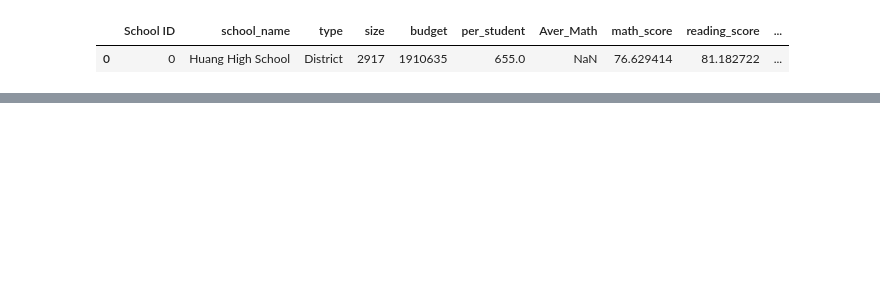
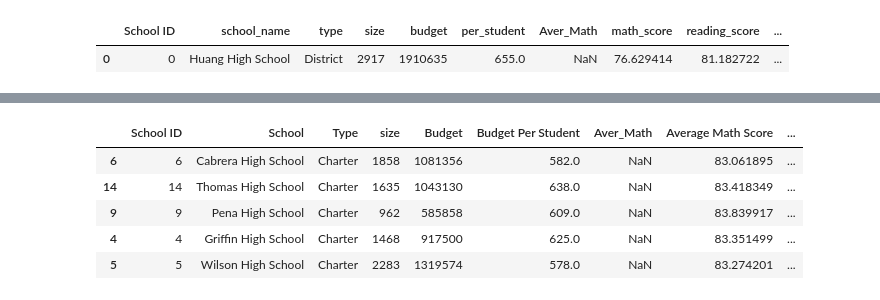
Before and after one commit to JonesInformatics/pandas-challenge, a Jupyter notebook: PyCitySchools/main.ipynb, the cells around one changed output, grey strips where cells are left out. Saved outputs shown, nothing was run; the diff lists cells and outputs as text; code cells hidden in the pictures; blank space fills up the shorter version.

```diff
--- a/PyCitySchools/main.ipynb
+++ b/PyCitySchools/main.ipynb
@@ -478,3 +415,9 @@ updated_with_reading_count.head()
 | 2 | 2 | Shelton High School | Charter | 1761 | 1056600 | 600.0 | NaN | 83.359455 | 83.725724 | ... |
 | 3 | 3 | Hernandez High School | District | 4635 | 3022020 | 652.0 | NaN | 77.289752 | 80.934412 | ... |
 | 4 | 4 | Griffin High School | Charter | 1468 | 917500 | 625.0 | NaN | 83.351499 | 83.816757 | ... |
+# %%
+# perform calculation to find % of student who passed reading
+
+updated_with_reading_count['% passing reading'] = updated_with_reading_count['pass reading count']/updated_with_reading_count["size"]
+
+updated_with_reading_count.head(1)
@@ -481,6 +427,7 @@ updated_with_reading_count.head()
 # %%
-updated_with_reading_count['% passing reading'] = updated_with_reading_count['pass math count']/updated_with_reading_count["size"]
+# same as above for passing math
 
+updated_with_reading_count["% passing math"] = updated_with_reading_count["pass math count"] / updated_with_reading_count['size']
 updated_with_reading_count.head(1)
 # %% [output]
 |  | School ID | school_name | type | size | budget | per_student | Aver_Math | math_score | reading_score | ... |
@@ -508,8 +441,8 @@ updated_with_reading_count
 # %%
-# RENAME COLUMNS AND CLEAN UP DF
+# Rename columns and clean up the DF
 
 District_DF = updated_with_reading_count
 ''
-District_DF.rename(columns={'school_name': 'School','type': 'Type', 'budget':'Budget','per_student': 'Budget Per Student', 'math_score': "Average Math Score",
+District_DF = District_DF.rename(columns={'school_name': 'School','type': 'Type', 'budget':'Budget','per_student': 'Budget Per Student', 'math_score': "Average Math Score",
 
                            'reading_score': "Average Reading Score"})
@@ -532,0 +449,5 @@ District_DF.rename(columns={'school_name': 'School','type': 'Type', 'budget':'Bu
+# %%
+# cleaned up District Summarry
+
+District_DF = District_DF
+District_DF
@@ -532,0 +471,12 @@ District_DF.rename(columns={'school_name': 'School','type': 'Type', 'budget':'Bu
+# %%
+# finding top 5 performing schools based on overall passing
+
+top_performers = District_DF.nlargest(5,"Total Passing")
+top_performers
+# %% [output]
+|  | School ID | School | Type | size | Budget | Budget Per Student | Aver_Math | Average Math Score | ... |
+| 6 | 6 | Cabrera High School | Charter | 1858 | 1081356 | 582.0 | NaN | 83.061895 | ... |
+| 14 | 14 | Thomas High School | Charter | 1635 | 1043130 | 638.0 | NaN | 83.418349 | ... |
+| 9 | 9 | Pena High School | Charter | 962 | 585858 | 609.0 | NaN | 83.839917 | ... |
+| 4 | 4 | Griffin High School | Charter | 1468 | 917500 | 625.0 | NaN | 83.351499 | ... |
+| 5 | 5 | Wilson High School | Charter | 2283 | 1319574 | 578.0 | NaN | 83.274201 | ... |
```
Also changed, not shown: parts of 90 cells of this notebook.
